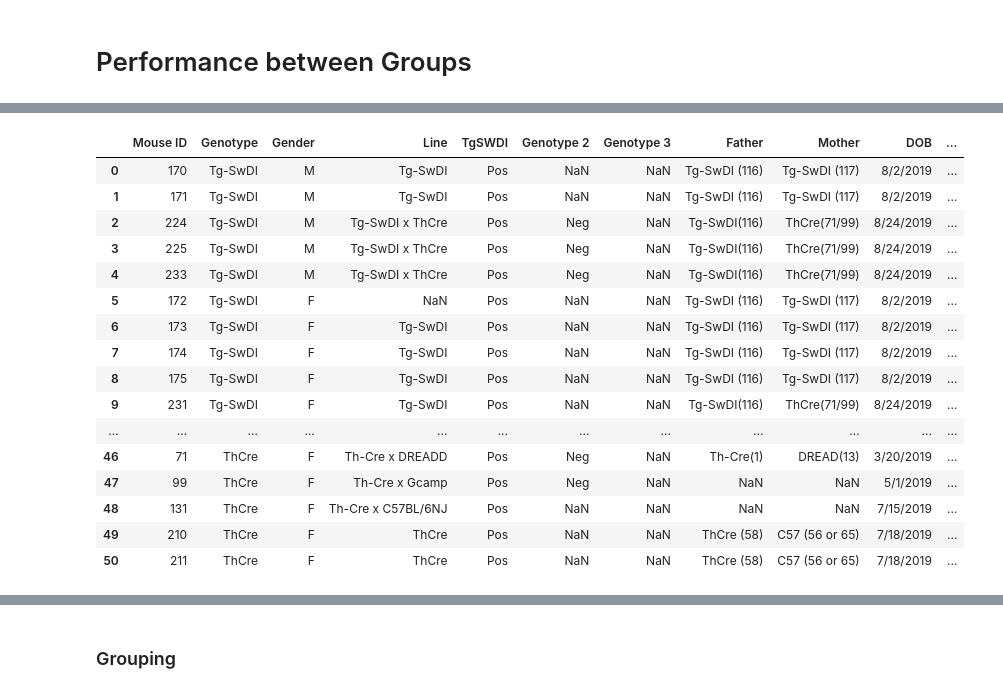
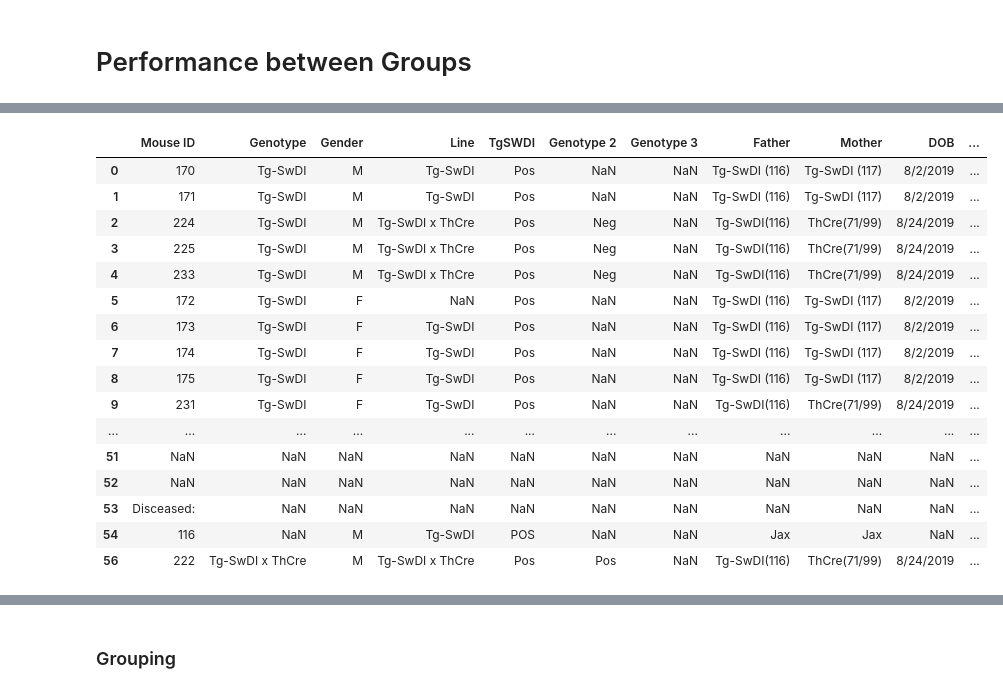
Before and after one commit to zoehcycy/MazeClerk, a Jupyter notebook: PerformanceAnalysis.ipynb, the cells around one changed output, grey strips where cells are left out. Cells and saved outputs as stored; diff of their text form; code cells hidden in the pictures.

```diff
--- a/PerformanceAnalysis.ipynb
+++ b/PerformanceAnalysis.ipynb
@@ -83,20 +9,27 @@ See the caveats in the documentation: https://pandas.pydata.org/pandas-docs/stab
-# %%
-testing
-# %% [output]
-|  | Mouse ID | Genotype | Gender | Line | TgSWDI | Genotype 2 | Genotype 3 | Father | Mother | DOB | ... |
-| 0 | 170 | Tg-SwDI | M | Tg-SwDI | Pos | NaN | NaN | Tg-SwDI (116) | Tg-SwDI (117) | 8/2/2019 | ... |
-| 1 | 171 | Tg-SwDI | M | Tg-SwDI | Pos | NaN | NaN | Tg-SwDI (116) | Tg-SwDI (117) | 8/2/2019 | ... |
-| 2 | 224 | Tg-SwDI | M | Tg-SwDI x ThCre | Pos | Neg | NaN | Tg-SwDI(116) | ThCre(71/99) | 8/24/2019 | ... |
-| 3 | 225 | Tg-SwDI | M | Tg-SwDI x ThCre | Pos | Neg | NaN | Tg-SwDI(116) | ThCre(71/99) | 8/24/2019 | ... |
-| 4 | 233 | Tg-SwDI | M | Tg-SwDI x ThCre | Pos | Neg | NaN | Tg-SwDI(116) | ThCre(71/99) | 8/24/2019 | ... |
-| 5 | 172 | Tg-SwDI | F | NaN | Pos | NaN | NaN | Tg-SwDI (116) | Tg-SwDI (117) | 8/2/2019 | ... |
-| 6 | 173 | Tg-SwDI | F | Tg-SwDI | Pos | NaN | NaN | Tg-SwDI (116) | Tg-SwDI (117) | 8/2/2019 | ... |
-| 7 | 174 | Tg-SwDI | F | Tg-SwDI | Pos | NaN | NaN | Tg-SwDI (116) | Tg-SwDI (117) | 8/2/2019 | ... |
-| 8 | 175 | Tg-SwDI | F | Tg-SwDI | Pos | NaN | NaN | Tg-SwDI (116) | Tg-SwDI (117) | 8/2/2019 | ... |
-| 9 | 231 | Tg-SwDI | F | Tg-SwDI | Pos | NaN | NaN | Tg-SwDI(116) | ThCre(71/99) | 8/24/2019 | ... |
-| ... | ... | ... | ... | ... | ... | ... | ... | ... | ... | ... | ... |
-| 46 | 71 | ThCre | F | Th-Cre x DREADD | Pos | Neg | NaN | Th-Cre(1) | DREAD(13) | 3/20/2019 | ... |
-| 47 | 99 | ThCre | F | Th-Cre x Gcamp | Pos | Neg | NaN | NaN | NaN | 5/1/2019 | ... |
-| 48 | 131 | ThCre | F | Th-Cre x C57BL/6NJ | Pos | NaN | NaN | NaN | NaN | 7/15/2019 | ... |
-| 49 | 210 | ThCre | F | ThCre | Pos | NaN | NaN | ThCre (58) | C57 (56 or 65) | 7/18/2019 | ... |
-| 50 | 211 | ThCre | F | ThCre | Pos | NaN | NaN | ThCre (58) | C57 (56 or 65) | 7/18/2019 | ... |
+# %%
+# load primary data
+primaryData = pd.read_csv(r'./data/table1.csv')
+primaryData = primaryData[primaryData['Experimental Status']!='Disceased']
+primaryData.drop(['Age (wks)','Birth status', 'Estimated Delivery Date', 'Delivery Date',
+              'Set up', 'Ween', 'Male Status', 'Breeding Status',
+              'Virus Implantation'],axis=1,inplace=True)
+
+primaryData
+# %% [output]
+|  | Mouse ID | Genotype | Gender | Line | TgSWDI | Genotype 2 | Genotype 3 | Father | Mother | DOB | ... |
+| 0 | 170 | Tg-SwDI | M | Tg-SwDI | Pos | NaN | NaN | Tg-SwDI (116) | Tg-SwDI (117) | 8/2/2019 | ... |
+| 1 | 171 | Tg-SwDI | M | Tg-SwDI | Pos | NaN | NaN | Tg-SwDI (116) | Tg-SwDI (117) | 8/2/2019 | ... |
+| 2 | 224 | Tg-SwDI | M | Tg-SwDI x ThCre | Pos | Neg | NaN | Tg-SwDI(116) | ThCre(71/99) | 8/24/2019 | ... |
+| 3 | 225 | Tg-SwDI | M | Tg-SwDI x ThCre | Pos | Neg | NaN | Tg-SwDI(116) | ThCre(71/99) | 8/24/2019 | ... |
+| 4 | 233 | Tg-SwDI | M | Tg-SwDI x ThCre | Pos | Neg | NaN | Tg-SwDI(116) | ThCre(71/99) | 8/24/2019 | ... |
+| 5 | 172 | Tg-SwDI | F | NaN | Pos | NaN | NaN | Tg-SwDI (116) | Tg-SwDI (117) | 8/2/2019 | ... |
+| 6 | 173 | Tg-SwDI | F | Tg-SwDI | Pos | NaN | NaN | Tg-SwDI (116) | Tg-SwDI (117) | 8/2/2019 | ... |
+| 7 | 174 | Tg-SwDI | F | Tg-SwDI | Pos | NaN | NaN | Tg-SwDI (116) | Tg-SwDI (117) | 8/2/2019 | ... |
+| 8 | 175 | Tg-SwDI | F | Tg-SwDI | Pos | NaN | NaN | Tg-SwDI (116) | Tg-SwDI (117) | 8/2/2019 | ... |
+| 9 | 231 | Tg-SwDI | F | Tg-SwDI | Pos | NaN | NaN | Tg-SwDI(116) | ThCre(71/99) | 8/24/2019 | ... |
+| ... | ... | ... | ... | ... | ... | ... | ... | ... | ... | ... | ... |
+| 51 | NaN | NaN | NaN | NaN | NaN | NaN | NaN | NaN | NaN | NaN | ... |
+| 52 | NaN | NaN | NaN | NaN | NaN | NaN | NaN | NaN | NaN | NaN | ... |
+| 53 | Disceased: | NaN | NaN | NaN | NaN | NaN | NaN | NaN | NaN | NaN | ... |
+| 54 | 116 | NaN | M | Tg-SwDI | POS | NaN | NaN | Jax | Jax | NaN | ... |
+| 56 | 222 | Tg-SwDI x ThCre | M | Tg-SwDI x ThCre | Pos | Pos | NaN | Tg-SwDI(116) | ThCre(71/99) | 8/24/2019 | ... |
```
Also changed, not shown: parts of 18 cells of this notebook, 3 other files.
